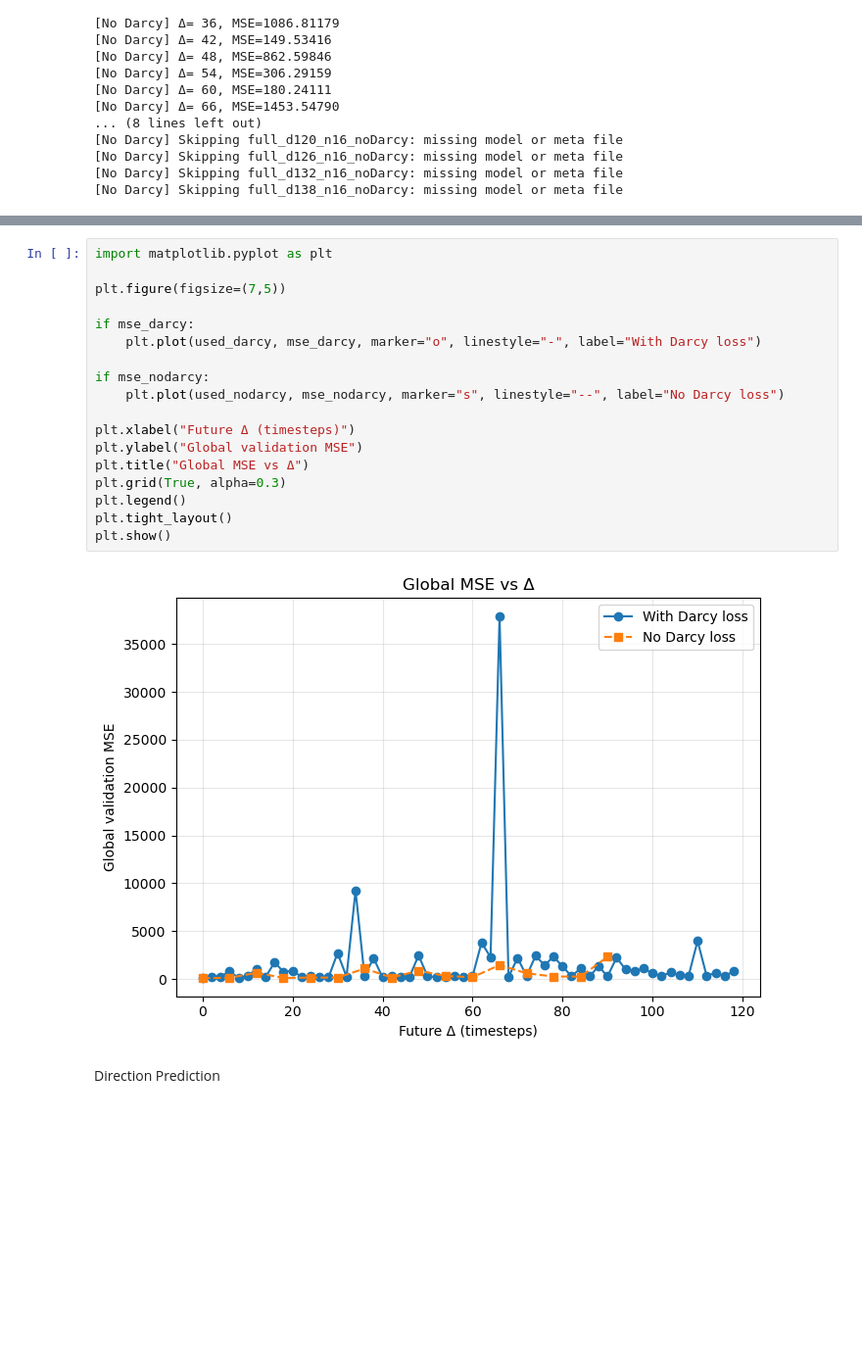
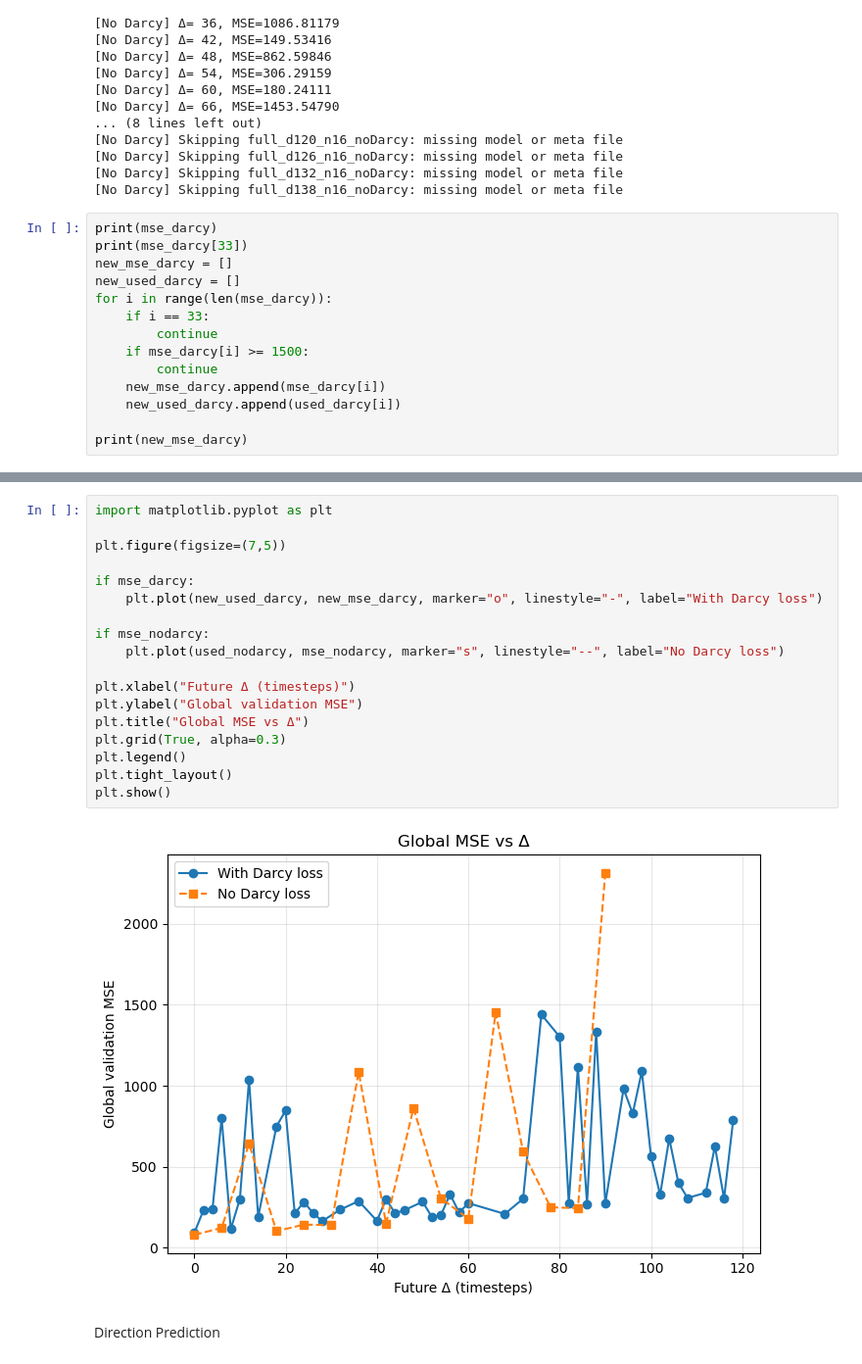
Before and after one commit to JadenLews/Learning, a Jupyter notebook: DeepLearn/physics/complete_performance_metrics_f.ipynb, the cells around one changed output, grey strips where cells are left out. Shown at 98% size. Cells and saved outputs as stored; diff of their text form; blank space fills up the shorter version.

```diff
--- a/DeepLearn/physics/complete_performance_metrics_f.ipynb
+++ b/DeepLearn/physics/complete_performance_metrics_f.ipynb
@@ -706,3 +706,17 @@ for d in deltas_nodarcy:
 [No Darcy] Skipping full_d126_n16_noDarcy: missing model or meta file
 [No Darcy] Skipping full_d132_n16_noDarcy: missing model or meta file
 [No Darcy] Skipping full_d138_n16_noDarcy: missing model or meta file
+# %%
+print(mse_darcy)
+print(mse_darcy[33])
+new_mse_darcy = []
+new_used_darcy = []
+for i in range(len(mse_darcy)):
+    if i == 33:
+        continue
+    if mse_darcy[i] >= 1500:
+        continue
+    new_mse_darcy.append(mse_darcy[i])
+    new_used_darcy.append(used_darcy[i])
+
+print(new_mse_darcy)
@@ -709,23 +727,23 @@ for d in deltas_nodarcy:
 # %%
 import matplotlib.pyplot as plt
 
 plt.figure(figsize=(7,5))
 
 if mse_darcy:
-    plt.plot(used_darcy, mse_darcy, marker="o", linestyle="-", label="With Darcy loss")
+    plt.plot(new_used_darcy, new_mse_darcy, marker="o", linestyle="-", label="With Darcy loss")
 
 if mse_nodarcy:
     plt.plot(used_nodarcy, mse_nodarcy, marker="s", linestyle="--", label="No Darcy loss")
 
 plt.xlabel("Future Δ (timesteps)")
 plt.ylabel("Global validation MSE")
 plt.title("Global MSE vs Δ")
 plt.grid(True, alpha=0.3)
 plt.legend()
 plt.tight_layout()
 plt.show()
 # %% [output]
-[figure, old version]
+[figure, new version]
 # %% [markdown]
 Direction Prediction
 # %%
```
Also changed, not shown: parts of 2 cells of this notebook.
